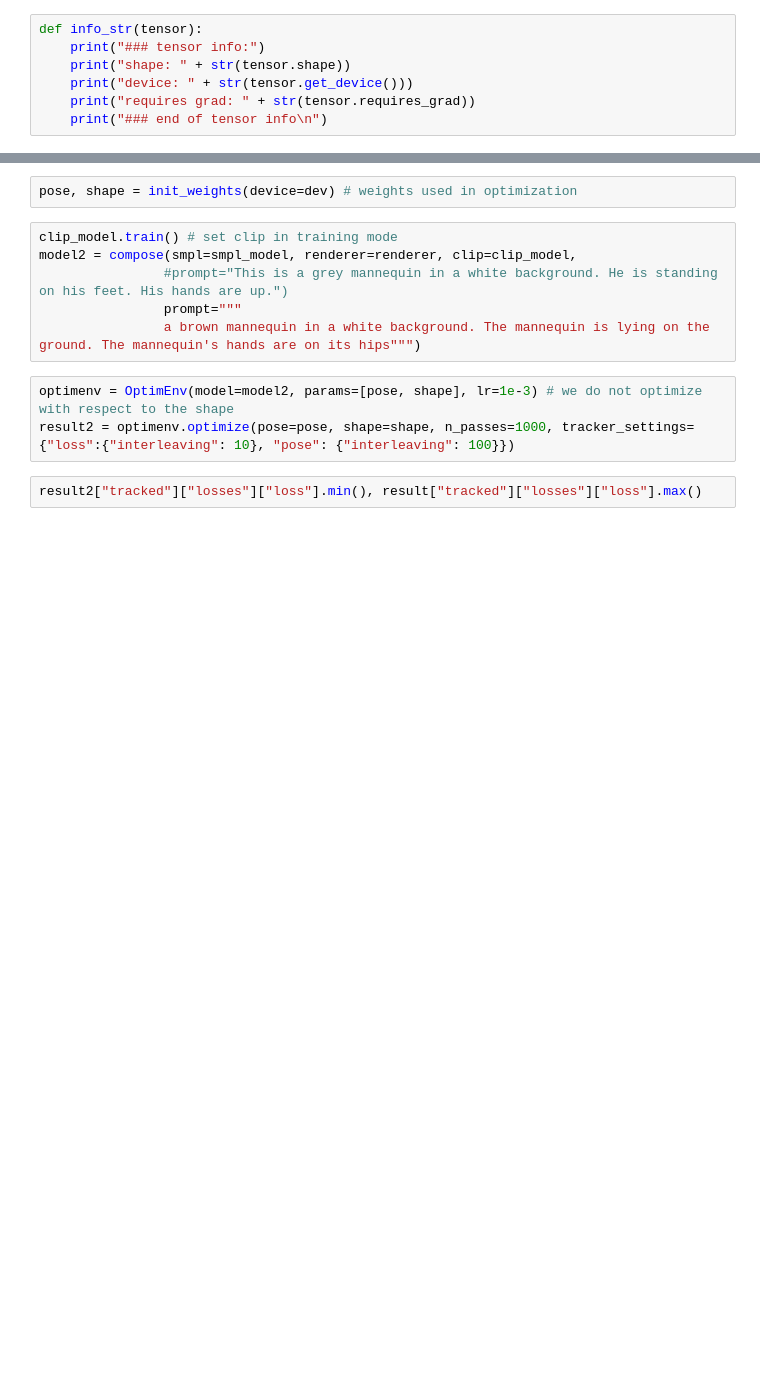
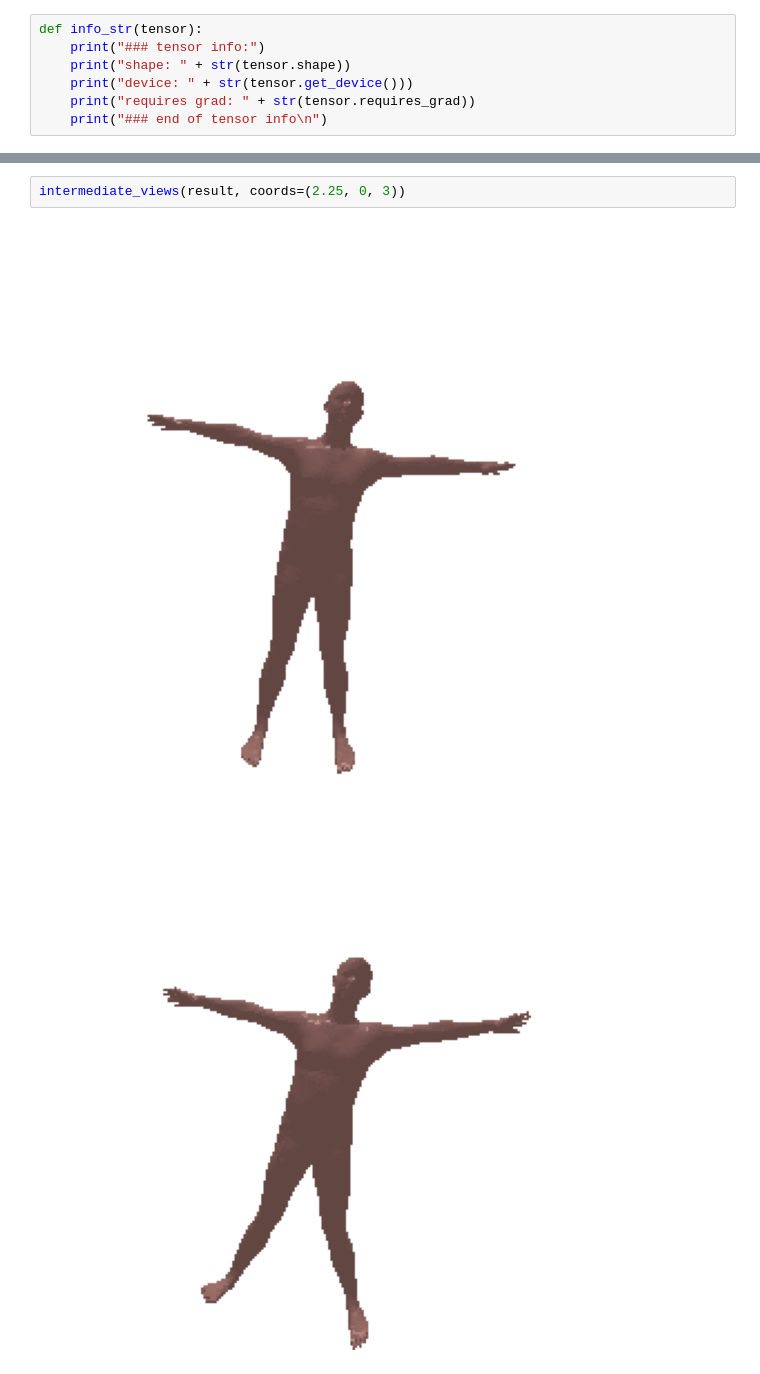
Before and after one commit to B4Farouk/smpl-dr-clip, a Jupyter notebook: simpledCLIP2.ipynb, the cells around one changed output, grey strips where cells are left out. Cells and saved outputs as stored; diff of their text form; blank space fills up the shorter version.

```diff
--- a/simpledCLIP2.ipynb
+++ b/simpledCLIP2.ipynb
@@ -335,13 +297,5 @@ for intermediate_pose in result["tracked"]["poses"]["pose"]:
-# %%
-pose, shape = init_weights(device=dev) # weights used in optimization
-# %%
-clip_model.train() # set clip in training mode
-model2 = compose(smpl=smpl_model, renderer=renderer, clip=clip_model,
-                #prompt="This is a grey mannequin in a white background. He is standing on his feet. His hands are up.")
-                prompt="""
-                a brown mannequin in a white background. The mannequin is lying on the ground. The mannequin's hands are on its hips""")
-# %%
-optimenv = OptimEnv(model=model2, params=[pose, shape], lr=1e-3) # we do not optimize with respect to the shape
-result2 = optimenv.optimize(pose=pose, shape=shape, n_passes=1000, tracker_settings={"loss":{"interleaving": 10}, "pose": {"interleaving": 100}})
-# %%
-result2["tracked"]["losses"]["loss"].min(), result["tracked"]["losses"]["loss"].max()
+# %%
+intermediate_views(result, coords=(2.25, 0, 3))
+# %% [output]
+[figure, added]
+[figure, added]
```
Also changed, not shown: parts of 37 cells of this notebook.
